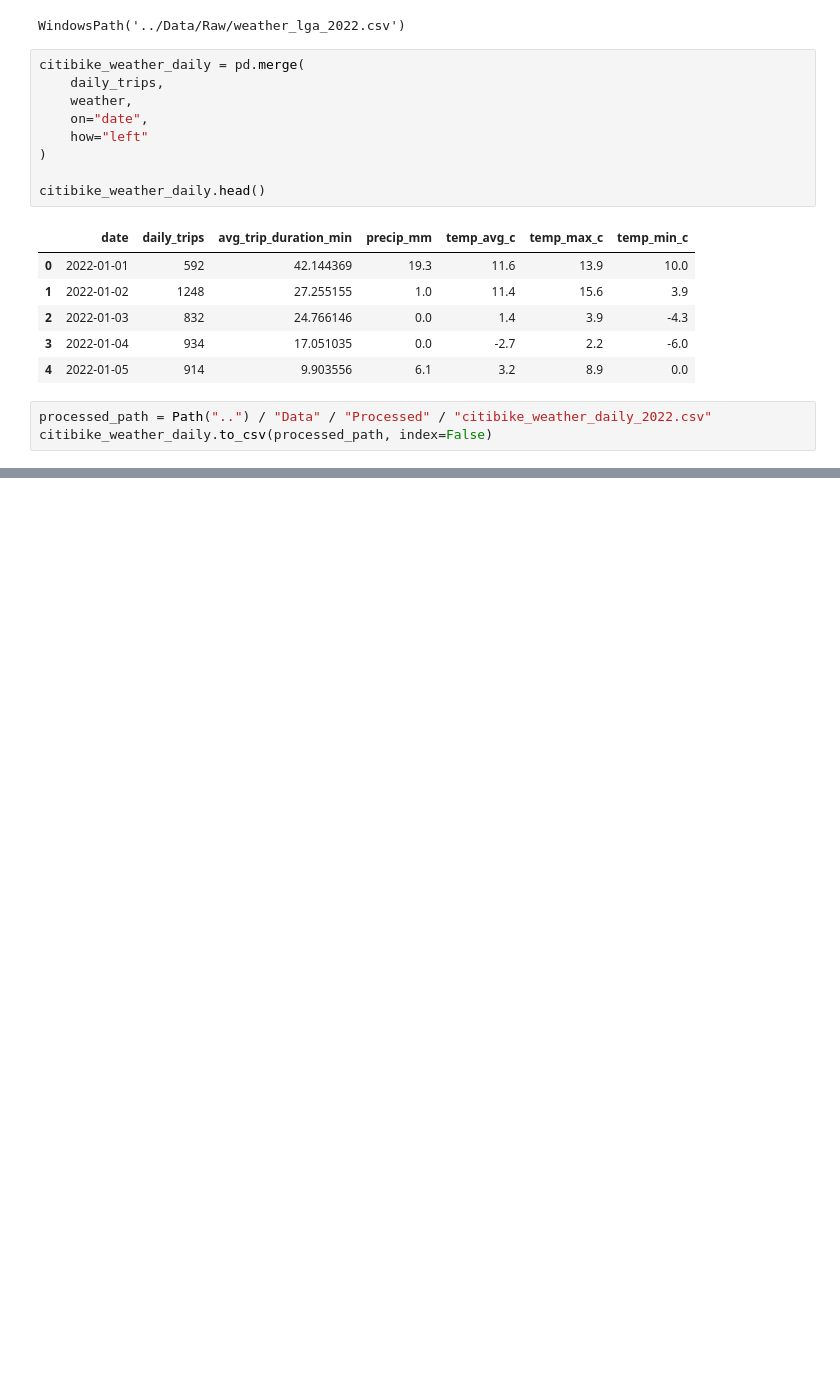
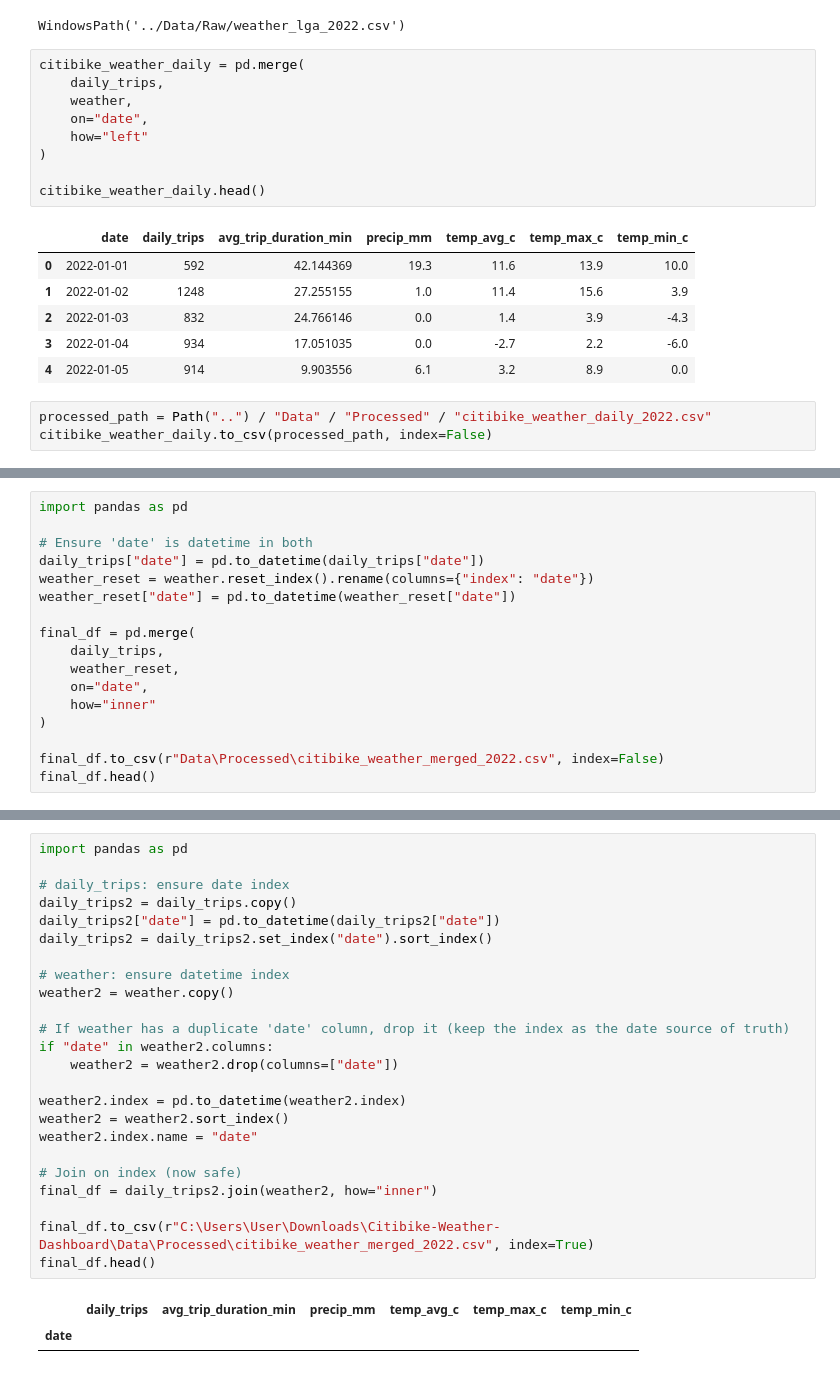
Before and after one commit to TheAnalyst-Shanza/Citibike-Weather-Dashboard, a Jupyter notebook: Notebooks/Citibike-Weather-Analysis.ipynb, the cells around one changed output, grey strips where cells are left out. Cells and saved outputs as stored; diff of their text form; blank space fills up the shorter version.

```diff
--- a/Notebooks/Citibike-Weather-Analysis.ipynb
+++ b/Notebooks/Citibike-Weather-Analysis.ipynb
@@ -228,3 +228,20 @@ memory usage: 112.7+ MB
 | 2 | 7B6827D7B9508D93 | classic_bike | 2022-01-10 19:55:13 | 2022-01-10 20:00:37 | Essex Light Rail | JC038 | Essex Light Rail | ... |
 | 3 | 6E5864EA6FCEC90D | electric_bike | 2022-01-26 07:54:57 | 2022-01-26 07:55:22 | 12 St & Sinatra Dr N | HB201 | 12 St & Sinatra Dr N | ... |
 | 4 | E24954255BBDE32D | electric_bike | 2022-01-13 18:44:46 | 2022-01-13 18:45:43 | 12 St & Sinatra Dr N | HB201 | 12 St & Sinatra Dr N | ... |
+# %%
+import pandas as pd
+
+# Ensure 'date' is datetime in both
+daily_trips["date"] = pd.to_datetime(daily_trips["date"])
+weather_reset = weather.reset_index().rename(columns={"index": "date"})
+weather_reset["date"] = pd.to_datetime(weather_reset["date"])
+
+final_df = pd.merge(
+    daily_trips,
+    weather_reset,
+    on="date",
+    how="inner"
+)
+
+final_df.to_csv(r"Data\Processed\citibike_weather_merged_2022.csv", index=False)
+final_df.head()
@@ -230,0 +286,27 @@ memory usage: 112.7+ MB
+# %%
+import pandas as pd
+
+# daily_trips: ensure date index
+daily_trips2 = daily_trips.copy()
+daily_trips2["date"] = pd.to_datetime(daily_trips2["date"])
+daily_trips2 = daily_trips2.set_index("date").sort_index()
+
+# weather: ensure datetime index
+weather2 = weather.copy()
+
+# If weather has a duplicate 'date' column, drop it (keep the index as the date source of truth)
+if "date" in weather2.columns:
+    weather2 = weather2.drop(columns=["date"])
+
+weather2.index = pd.to_datetime(weather2.index)
+weather2 = weather2.sort_index()
+weather2.index.name = "date"
+
+# Join on index (now safe)
+final_df = daily_trips2.join(weather2, how="inner")
+
+final_df.to_csv(r"C:\Users\User\Downloads\Citibike-Weather-Dashboard\Data\Processed\citibike_weather_merged_2022.csv", index=True)
+final_df.head()
+# %% [output]
+|  | daily_trips | avg_trip_duration_min | precip_mm | temp_avg_c | temp_max_c | temp_min_c |
+| date |  |  |  |  |  |  |
```
Also changed, not shown: parts of 2 cells of this notebook, 5 other files.
